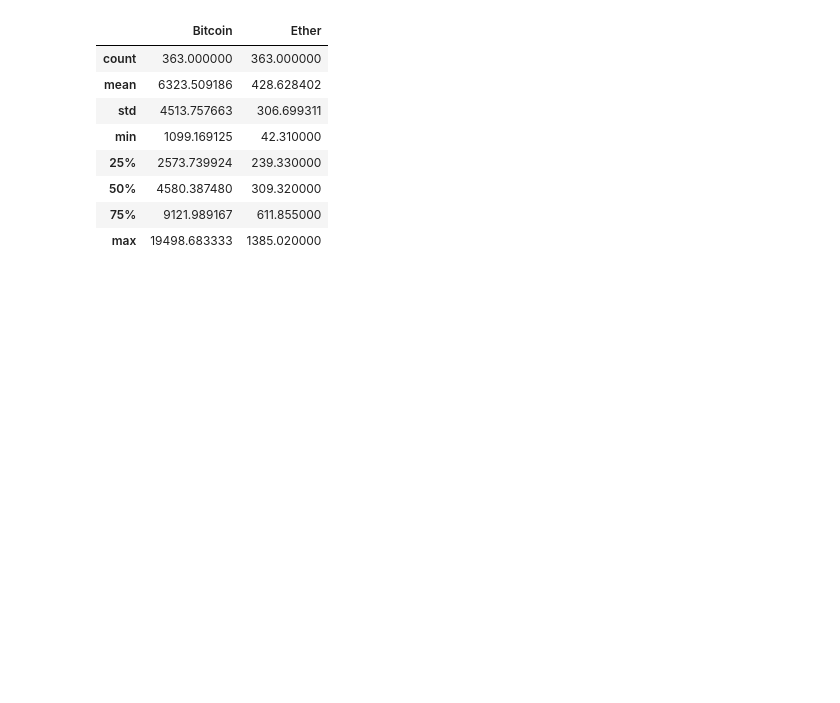
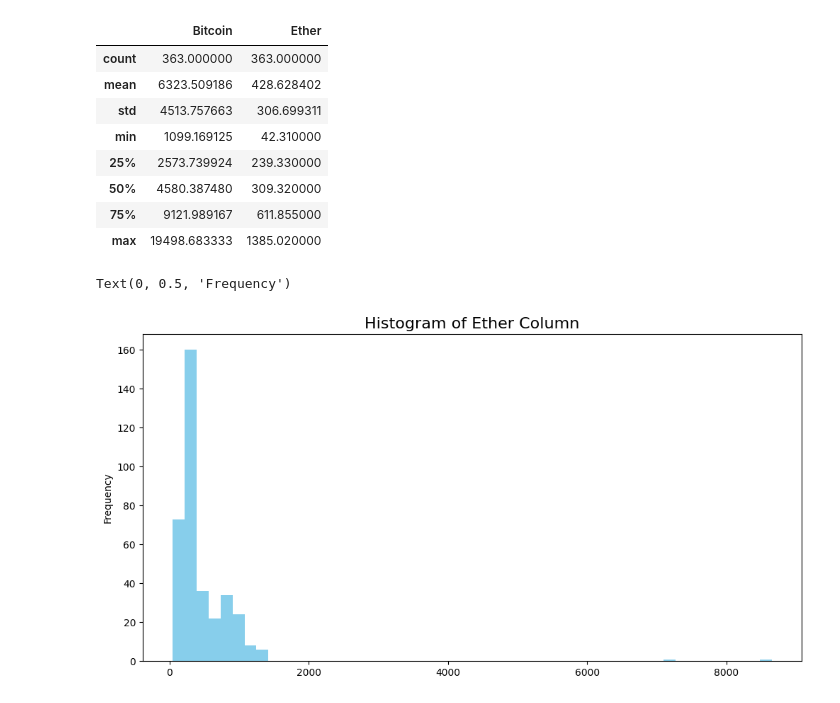
Before and after one commit to yfwjay/Data-Science-Foundations, a Jupyter notebook: matplotlib_basics/real_example.ipynb, the cells around one changed output. Drawn from its saved outputs; the diff is of its cells as text; code cells hidden in the pictures; blank space fills up the shorter version.

Commit message:
Learn Matplotlib: Did statistical analysis on the Ether and Bitcoin dataset.

```diff
--- a/matplotlib_basics/real_example.ipynb
+++ b/matplotlib_basics/real_example.ipynb
@@ -181,5 +181,13 @@ df_cleaned.describe()
 # WE GO AHEAD AND VISUALIZE USING DIFFERENT PLOTS AND ANALYZE
 # %%
 # ETHER HISTOGRAM
+
+fig , axes = plt.subplots(figsize = (12 , 6))
+axes.hist(df['Ether'] , color= 'skyblue' , bins= 50)
+axes.set_title("Histogram of Ether Column" , fontsize = 16)
+axes.set_ylabel("Frequency")
+# %% [output]
+Text(0, 0.5, 'Frequency')
+[figure, added]
 # %%
 # BITCOIN HISTOGRAM
```
Also changed, not shown: parts of 9 cells of this notebook.
